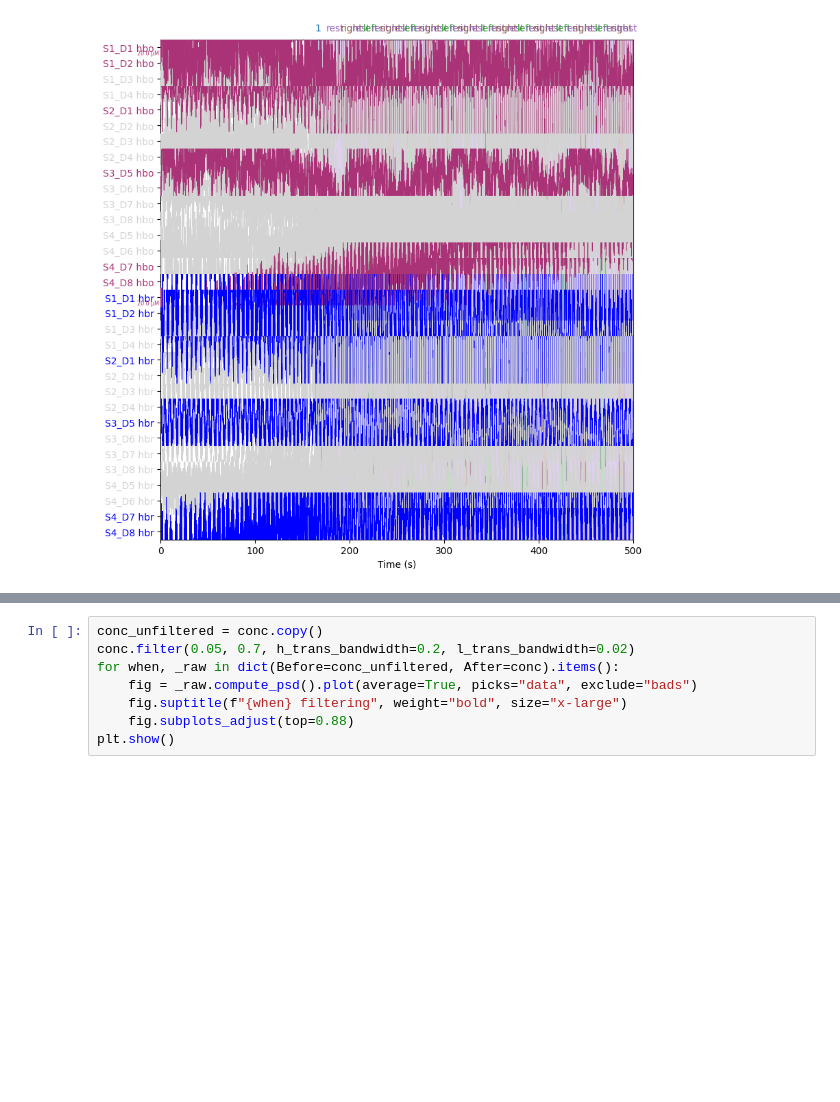
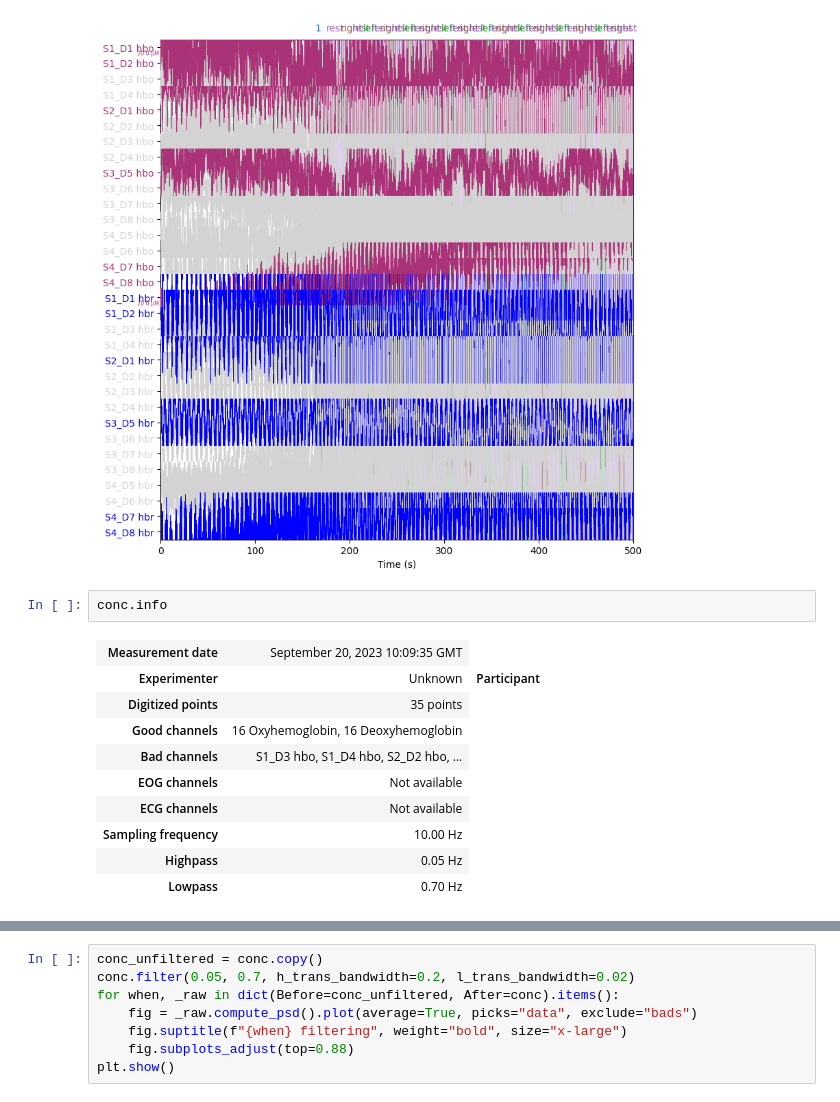
Before and after one commit to neural-imagery/signal-classifier, a Jupyter notebook: load.ipynb, the cells around one changed output, grey strips where cells are left out. Drawn from its saved outputs; the diff is of its cells as text; blank space fills up the shorter version.

```diff
--- a/load.ipynb
+++ b/load.ipynb
@@ -112,6 +129,19 @@ conc.plot(n_channels=len(conc.ch_names), duration=500, show_scrollbars=False)
 # %% [output]
 [figure]
 [figure]
+# %%
+conc.info
+# %% [output]
+| Measurement date | September 20, 2023 10:09:35 GMT |
+| Experimenter | Unknown | Participant |
+| Digitized points | 35 points |
+| Good channels | 16 Oxyhemoglobin, 16 Deoxyhemoglobin |
+| Bad channels | S1_D3 hbo, S1_D4 hbo, S2_D2 hbo, ... |
+| EOG channels | Not available |
+| ECG channels | Not available |
+| Sampling frequency | 10.00 Hz |
+| Highpass | 0.05 Hz |
+| Lowpass | 0.70 Hz |
 # %%
 groups = {
     "left": [],
```
Also changed, not shown: parts of 8 cells of this notebook.
